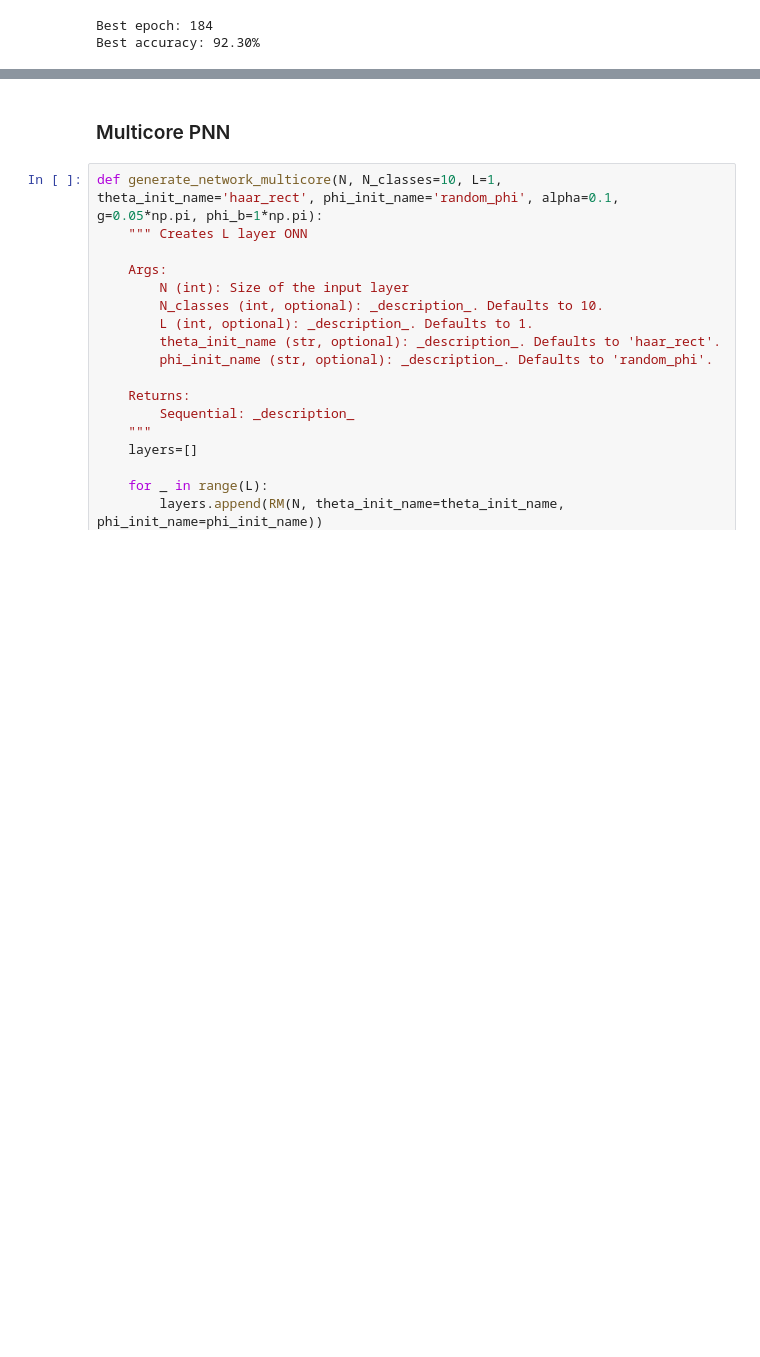
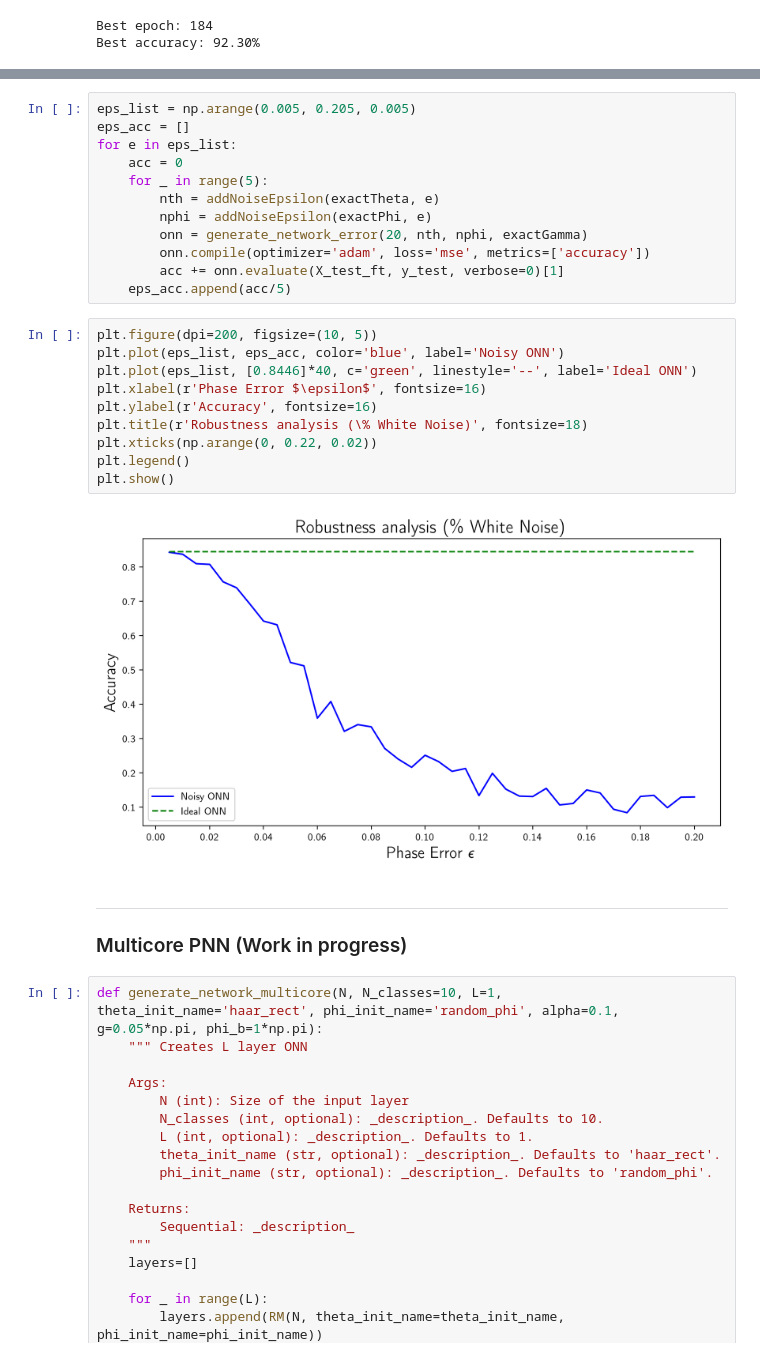
Before and after one commit to kukretianiket/photonic-neural-comp, a Jupyter notebook: training_inference.ipynb, the cells around one changed output, grey strips where cells are left out. Saved outputs shown, nothing was run; the diff lists cells and outputs as text; blank space fills up the shorter version.

```diff
--- a/toy.ipynb
+++ b/training_inference.ipynb
@@ -393,5 +594,31 @@ Best accuracy: 92.30%
+# %%
+eps_list = np.arange(0.005, 0.205, 0.005)
+eps_acc = []
+for e in eps_list:
+    acc = 0
+    for _ in range(5):
+        nth = addNoiseEpsilon(exactTheta, e)
+        nphi = addNoiseEpsilon(exactPhi, e)
+        onn = generate_network_error(20, nth, nphi, exactGamma)
+        onn.compile(optimizer='adam', loss='mse', metrics=['accuracy'])
+        acc += onn.evaluate(X_test_ft, y_test, verbose=0)[1]
+    eps_acc.append(acc/5)
+# %%
+plt.figure(dpi=200, figsize=(10, 5))
+plt.plot(eps_list, eps_acc, color='blue', label='Noisy ONN')
+plt.plot(eps_list, [0.8446]*40, c='green', linestyle='--', label='Ideal ONN')
+plt.xlabel(r'Phase Error $\epsilon$', fontsize=16)
+plt.ylabel(r'Accuracy', fontsize=16)
+plt.title(r'Robustness analysis (\% White Noise)', fontsize=18)
+plt.xticks(np.arange(0, 0.22, 0.02))
+plt.legend()
+plt.show()
+# %% [output]
+[figure, added]
 # %% [markdown]
-### Multicore PNN
+
+---
+### Multicore PNN (Work in progress)
 # %%
 def generate_network_multicore(N, N_classes=10, L=1, theta_init_name='haar_rect', phi_init_name='random_phi', alpha=0.1, g=0.05*np.pi, phi_b=1*np.pi):
     """ Creates L layer ONN
```
Also changed, not shown: parts of 56 cells of this notebook, 3 other files.
